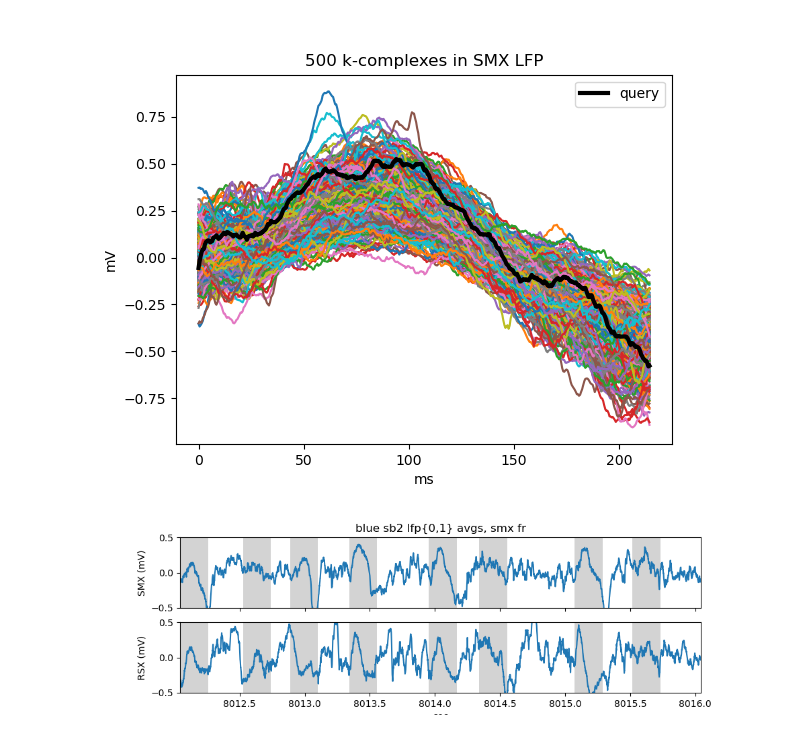
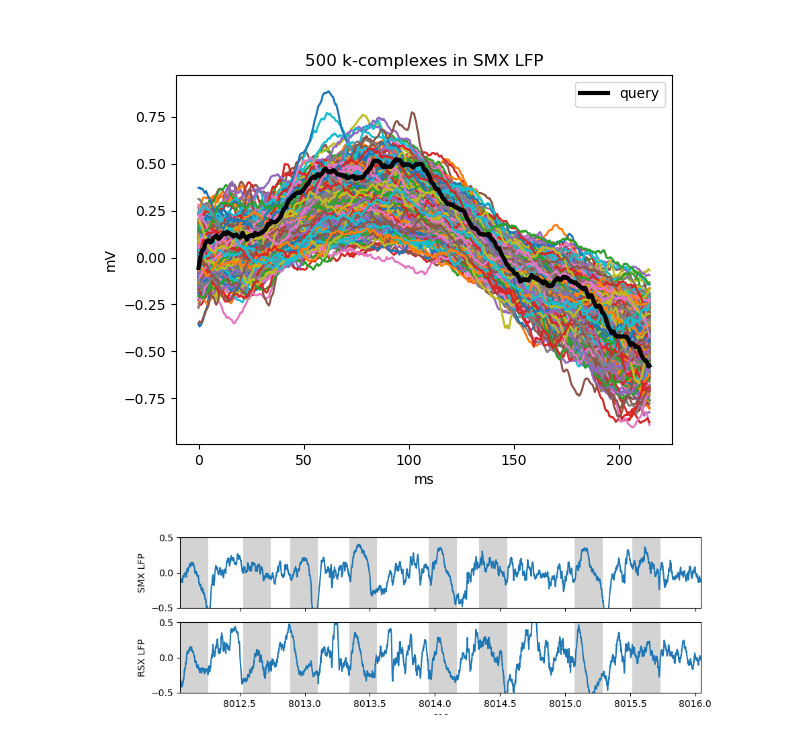
Before and after one commit to 9q9q/rat_sleep, a Jupyter notebook: kcomplex.ipynb, the cells around one changed output. Saved outputs shown, nothing was run; the diff lists cells and outputs as text; code cells hidden in the pictures.

```diff
--- a/kcomplex.ipynb
+++ b/kcomplex.ipynb
@@ -173,27 +172,26 @@ for match in matches:
 # %%
 plt.close()
 fig, axes = plt.subplots(nrows=2, ncols=1, sharex=True)
 fig.canvas.header_visible = False
 fig.set_size_inches((10, 3))
 plt.xlim(utils.sample_to_sec(smx_k[20][0], time), utils.sample_to_sec(smx_k[20][0], time)+4)  # Set arbitrary window.
 
 axes[0].plot(time, smx_avg)
-axes[0].set_ylabel("SMX (mV)")
+axes[0].set_ylabel("SMX LFP")
 axes[0].set_ylim((-0.5, 0.5))
-axes[0].set_title("blue sb2 lfp{0,1} avgs, smx fr")
 for k in smx_k:
     rect = Rectangle((utils.sample_to_sec(
         k[0], time), -1), width=len(query)/sample_rate, height=3, facecolor='lightgrey')
     axes[0].add_patch(rect)
 
 axes[1].plot(time, rsx_avg)
-axes[1].set_ylabel("RSX (mV)")
+axes[1].set_ylabel("RSX LFP")
 axes[1].set_ylim((-0.5, 0.5))
 axes[1].set_xlabel("sec")
 axes[1].tick_params(axis="x")
 for k in smx_k:
     rect = Rectangle((utils.sample_to_sec(
         k[0], time), -1), width=len(query)/sample_rate, height=3, facecolor='lightgrey')
     axes[1].add_patch(rect)
 # %% [output]
-[figure, old version]
+[figure, new version]
```
Also changed, not shown: parts of 1 cell of this notebook.
